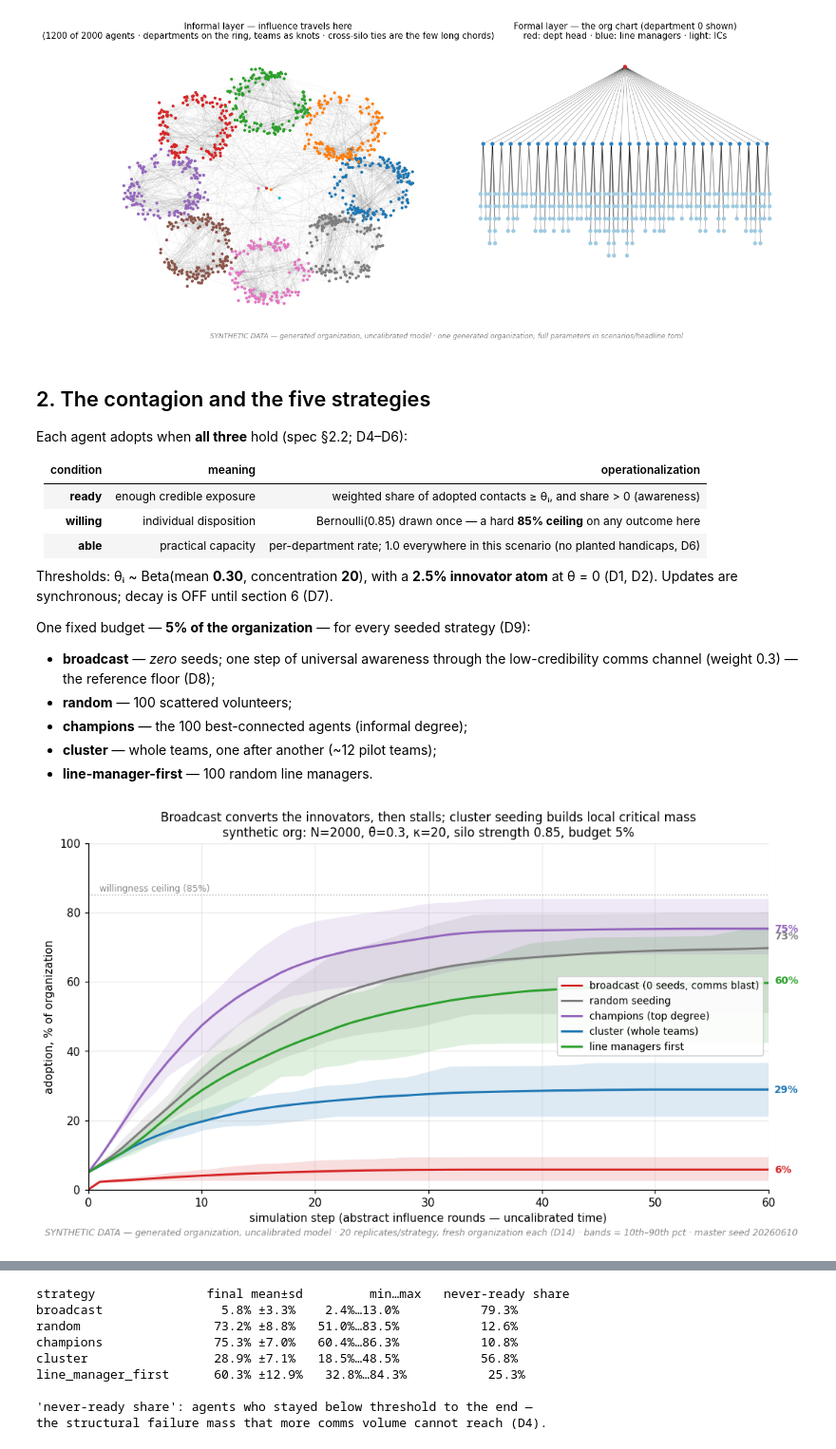
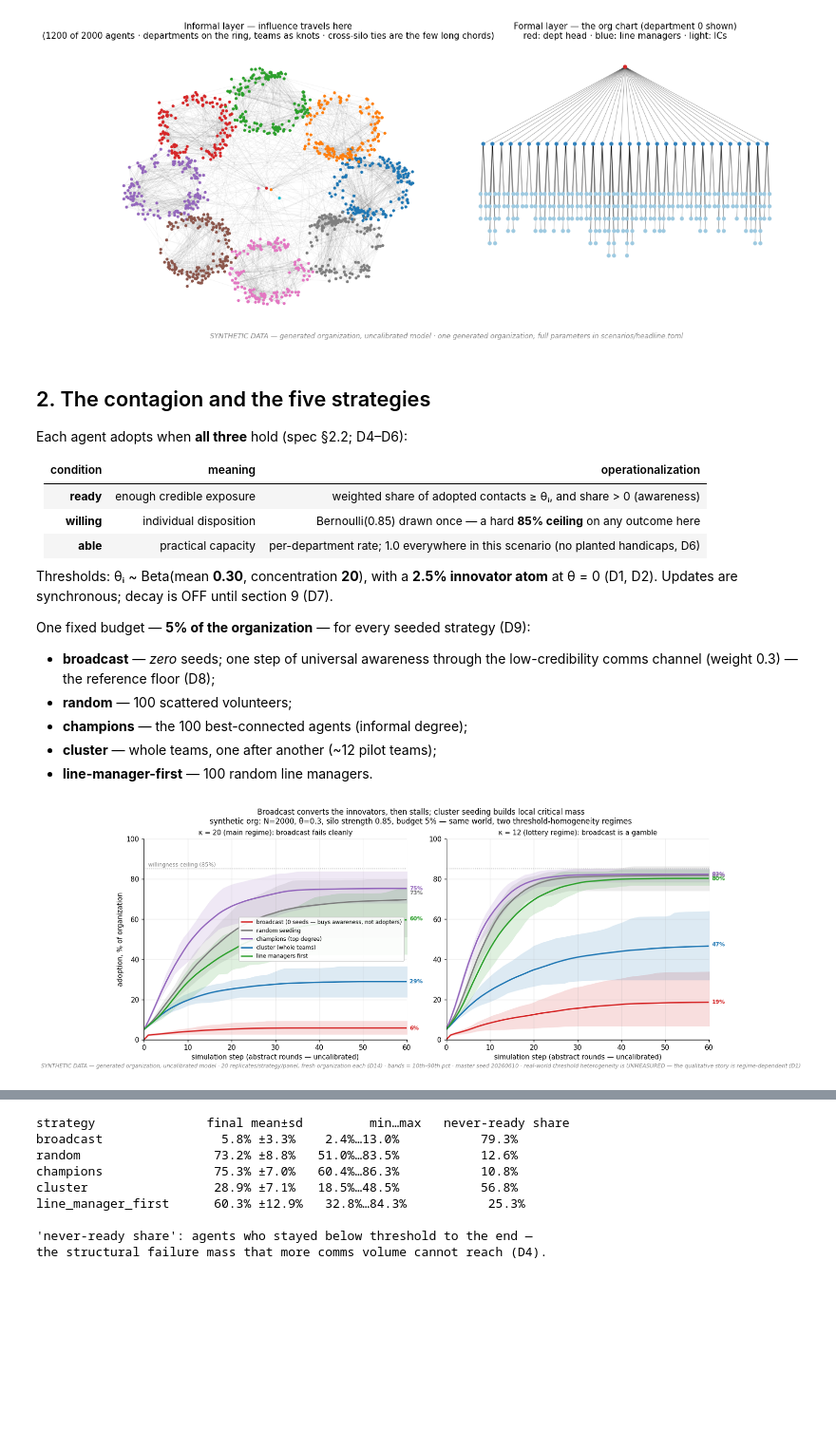
Before and after one commit to PaulBufort/adoption-sim, a Jupyter notebook: experiments/01_broadcast_vs_cluster.ipynb, the cells around one changed output, grey strips where cells are left out. Shown at 95% size. Saved outputs shown, nothing was run; the diff lists cells and outputs as text; code cells hidden in the pictures; blank space fills up the shorter version.

```diff
--- a/experiments/01_broadcast_vs_cluster.ipynb
+++ b/experiments/01_broadcast_vs_cluster.ipynb
@@ -132,7 +133,7 @@ Each agent adopts when **all three** hold (spec §2.2; D4–D6):
 | **able** | practical capacity | per-department rate; 1.0 everywhere in this scenario (no planted handicaps, D6) |
 
 Thresholds: θᵢ ~ Beta(mean **0.30**, concentration **20**), with a **2.5% innovator atom**
-at θ = 0 (D1, D2). Updates are synchronous; decay is OFF until section 6 (D7).
+at θ = 0 (D1, D2). Updates are synchronous; decay is OFF until section 9 (D7).
 
 One fixed budget — **5% of the organization** — for every seeded strategy (D9):
 
@@ -143,30 +144,38 @@ One fixed budget — **5% of the organization** — for every seeded strategy (D
 - **cluster** — whole teams, one after another (~12 pilot teams);
 - **line-manager-first** — 100 random line managers.
 # %%
-rows = exp1.run_strategy_comparison(SC)   # ~100 simulations, runs in parallel
-curves = exp1.curves_by(rows)
+rows = exp1.run_strategy_comparison(SC)     # κ=20 main regime, ~100 simulations
+rows_k12 = exp1.run_kappa_companion(SC)     # κ=12 lottery companion (D1 arbitration)
 reps = R["replicates"]
 
-fig, ax = plotting.fig_with_stamp(figsize=(9.5, 5.4),
-    note=f"{reps} replicates/strategy, fresh organization each (D14) · bands = 10th–90th pct · master seed {R['master_seed']}")
-for strat in exp1.STRATEGY_ORDER:
-    mean, lo, hi = exp1.band(curves[strat])
-    plotting.plot_curve_band(ax, mean, lo, hi, plotting.STRATEGY_LABELS[strat],
-                             plotting.STRATEGY_COLORS[strat])
-    ax.annotate(f"{mean[-1]*100:.0f}%", xy=(60, mean[-1]*100), xytext=(5, 0),
-                textcoords="offset points", fontsize=9, fontweight="bold",
-                color=plotting.STRATEGY_COLORS[strat], va="center")
-ax.axhline(85, color="#aaaaaa", linestyle=":", linewidth=1)
-ax.text(1, 86.2, "willingness ceiling (85%)", fontsize=8, color="#888888")
-ax.set_xlim(0, 60); ax.set_ylim(0, 100)
-ax.set_xlabel("simulation step (abstract influence rounds — uncalibrated time)")
-ax.set_ylabel("adoption, % of organization")
-ax.set_title("Broadcast converts the innovators, then stalls; cluster seeding builds local critical mass\n"
-             f"synthetic org: N={O['n_agents']}, θ̄={A['theta_mean']}, κ={A['theta_concentration']:.0f}, "
-             f"silo strength {O['silo_strength']}, budget 5%", fontsize=11)
-ax.legend(loc="center right", fontsize=9, framealpha=0.9)
+fig, axes = plotting.fig_with_stamp(1, 2, figsize=(12.5, 5.4),
+    note=f"{reps} replicates/strategy/panel, fresh organization each (D14) · bands = 10th–90th pct · "
+         f"master seed {R['master_seed']} · real-world threshold heterogeneity is UNMEASURED — "
+         "the qualitative story is regime-dependent (D1)")
+for ax, panel_rows, kappa, subtitle in (
+    (axes[0], rows, 20, "κ = 20 (main regime): broadcast fails cleanly"),
+    (axes[1], rows_k12, 12, "κ = 12 (lottery regime): broadcast is a gamble"),
+):
+    curves = exp1.curves_by(panel_rows)
+    for strat in exp1.STRATEGY_ORDER:
+        mean, lo, hi = exp1.band(curves[strat])
+        plotting.plot_curve_band(ax, mean, lo, hi, plotting.STRATEGY_LABELS[strat],
+                                 plotting.STRATEGY_COLORS[strat])
+        ax.annotate(f"{mean[-1]*100:.0f}%", xy=(60, mean[-1]*100), xytext=(4, 0),
+                    textcoords="offset points", fontsize=8, fontweight="bold",
+                    color=plotting.STRATEGY_COLORS[strat], va="center")
+    ax.axhline(85, color="#aaaaaa", linestyle=":", linewidth=1)
+    ax.set_xlim(0, 60); ax.set_ylim(0, 100)
+    ax.set_xlabel("simulation step (abstract rounds — uncalibrated)")
+    ax.set_title(subtitle, fontsize=10)
+axes[0].set_ylabel("adoption, % of organization")
+axes[0].text(1, 86.2, "willingness ceiling (85%)", fontsize=8, color="#888888")
+axes[0].legend(loc="center right", fontsize=8, framealpha=0.9)
+fig.suptitle("Broadcast converts the innovators, then stalls; cluster seeding builds local critical mass\n"
+             f"synthetic org: N={O['n_agents']}, θ̄={A['theta_mean']}, silo strength {O['silo_strength']}, budget 5% — "
+             "same world, two threshold-homogeneity regimes", fontsize=11)
 out = plotting.save_fig(fig, REPO / "docs" / "figures" / "headline.png")
 plt.show()
-print(f"headline figure saved to {out.relative_to(REPO)} · elapsed {time.time()-T0:.0f}s")
+print(f"dual-regime headline saved to {out.relative_to(REPO)} · elapsed {time.time()-T0:.0f}s")
 # %% [output]
-[figure, old version]
+[figure, new version]
```
Also changed, not shown: parts of 16 cells of this notebook, 19 other files.
